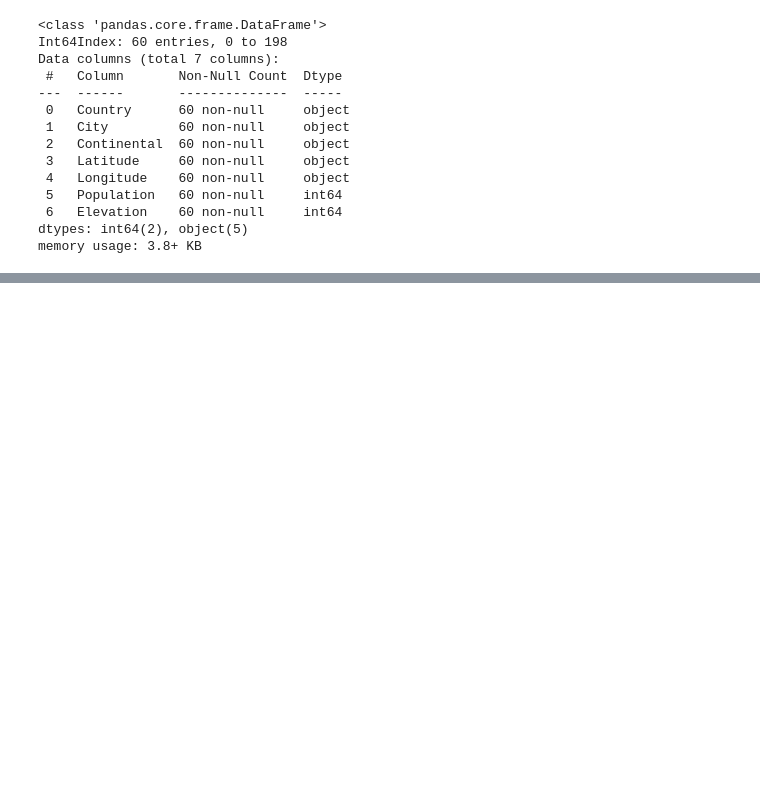
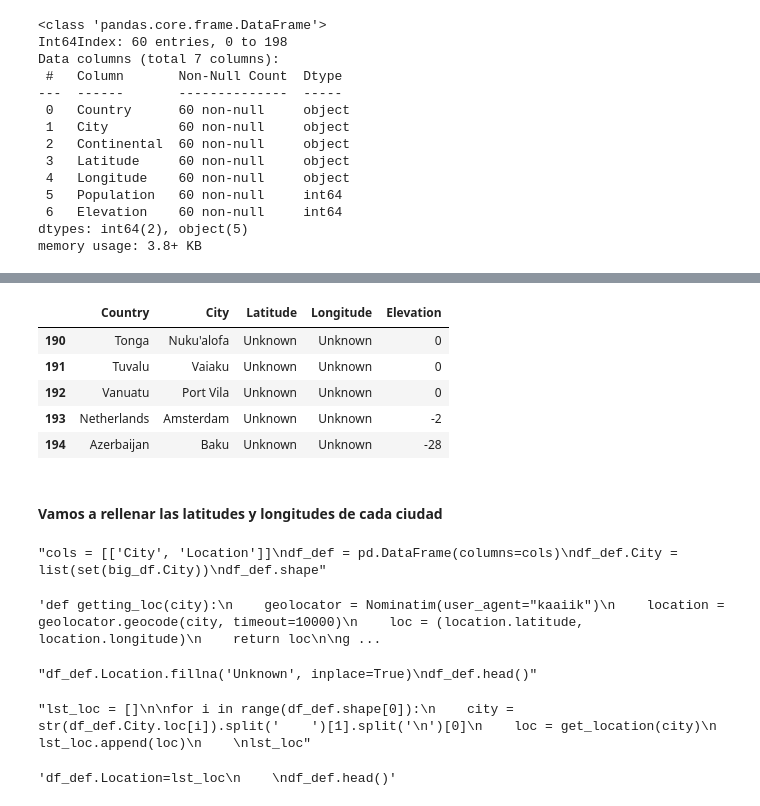
Before and after one commit to kaaiik/Proyecto-final, a Jupyter notebook: notebook/cities.ipynb, the cells around one changed output, grey strips where cells are left out. Saved outputs shown, nothing was run; the diff lists cells and outputs as text; code cells hidden in the pictures; blank space fills up the shorter version.

```diff
--- a/notebook/cities.ipynb
+++ b/notebook/cities.ipynb
@@ -146,0 +225,11 @@ memory usage: 3.8+ KB
+# %%
+big_df.tail()
+# %% [output]
+|  | Country | City | Latitude | Longitude | Elevation |
+| 190 | Tonga | Nuku'alofa | Unknown | Unknown | 0 |
+| 191 | Tuvalu | Vaiaku | Unknown | Unknown | 0 |
+| 192 | Vanuatu | Port Vila | Unknown | Unknown | 0 |
+| 193 | Netherlands | Amsterdam | Unknown | Unknown | -2 |
+| 194 | Azerbaijan | Baku | Unknown | Unknown | -28 |
+# %% [markdown]
+#### Vamos a rellenar las latitudes y longitudes de cada ciudad
@@ -146,0 +238,39 @@ memory usage: 3.8+ KB
+# %%
+'''cols = [['City', 'Location']]
+df_def = pd.DataFrame(columns=cols)
+df_def.City = list(set(big_df.City))
+df_def.shape'''
+# %% [output]
+"cols = [['City', 'Location']]\ndf_def = pd.DataFrame(columns=cols)\ndf_def.City = list(set(big_df.City))\ndf_def.shape"
+# %%
+'''def getting_loc(city):
+    geolocator = Nominatim(user_agent="kaaiik")
+    location = geolocator.geocode(city, timeout=10000)
+    loc = (location.latitude, location.longitude)
+    return loc
+
+getting_loc('Dakar')'''
+# %% [output]
+'def getting_loc(city):\n    geolocator = Nominatim(user_agent="kaaiik")\n    location = geolocator.geocode(city, timeout=10000)\n    loc = (location.latitude, location.longitude)\n    return loc\n\ng ...
+# %%
+'''df_def.Location.fillna('Unknown', inplace=True)
+df_def.head()'''
+# %% [output]
+"df_def.Location.fillna('Unknown', inplace=True)\ndf_def.head()"
+# %%
+'''lst_loc = []
+
+for i in range(df_def.shape[0]):
+    city = str(df_def.City.loc[i]).split('    ')[1].split('\n')[0]
+    loc = get_location(city)
+    lst_loc.append(loc)
+
+lst_loc'''
+# %% [output]
+"lst_loc = []\n\nfor i in range(df_def.shape[0]):\n    city = str(df_def.City.loc[i]).split('    ')[1].split('\n')[0]\n    loc = get_location(city)\n    lst_loc.append(loc)\n    \nlst_loc"
+# %%
+'''df_def.Location=lst_loc
+
+df_def.head()'''
+# %% [output]
+'df_def.Location=lst_loc\n    \ndf_def.head()'
```
Also changed, not shown: parts of 12 cells of this notebook, 2 other files.
